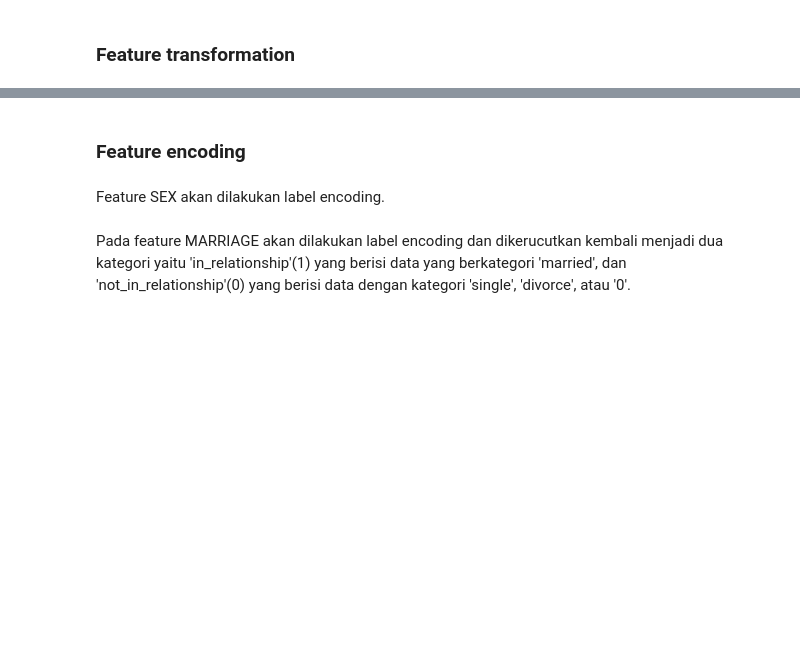
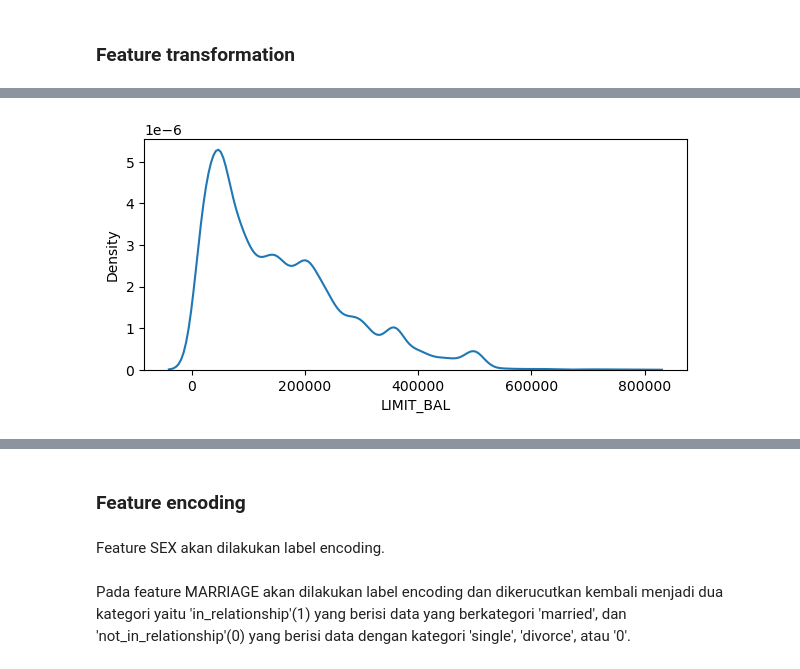
Before and after one commit to iqbalmudzakky/final_project, a Jupyter notebook: Stage_2_Data_Magician.ipynb, the cells around one changed output, grey strips where cells are left out. Drawn from its saved outputs; the diff is of its cells as text; code cells hidden in the pictures; blank space fills up the shorter version.

```diff
--- a/Stage_2_Data_Magician.ipynb
+++ b/Stage_2_Data_Magician.ipynb
@@ -217,0 +241,7 @@ Jumlah baris setelah memfilter outlier : 18945
+# %%
+# Distribusi Limit Balance Setelah Membuang Outlier
+plt.figure(figsize=(7,3))
+sns.kdeplot(dftrain['LIMIT_BAL'])
+plt.show()
+# %% [output]
+[figure, added]
```
Also changed, not shown: parts of 7 cells of this notebook.
